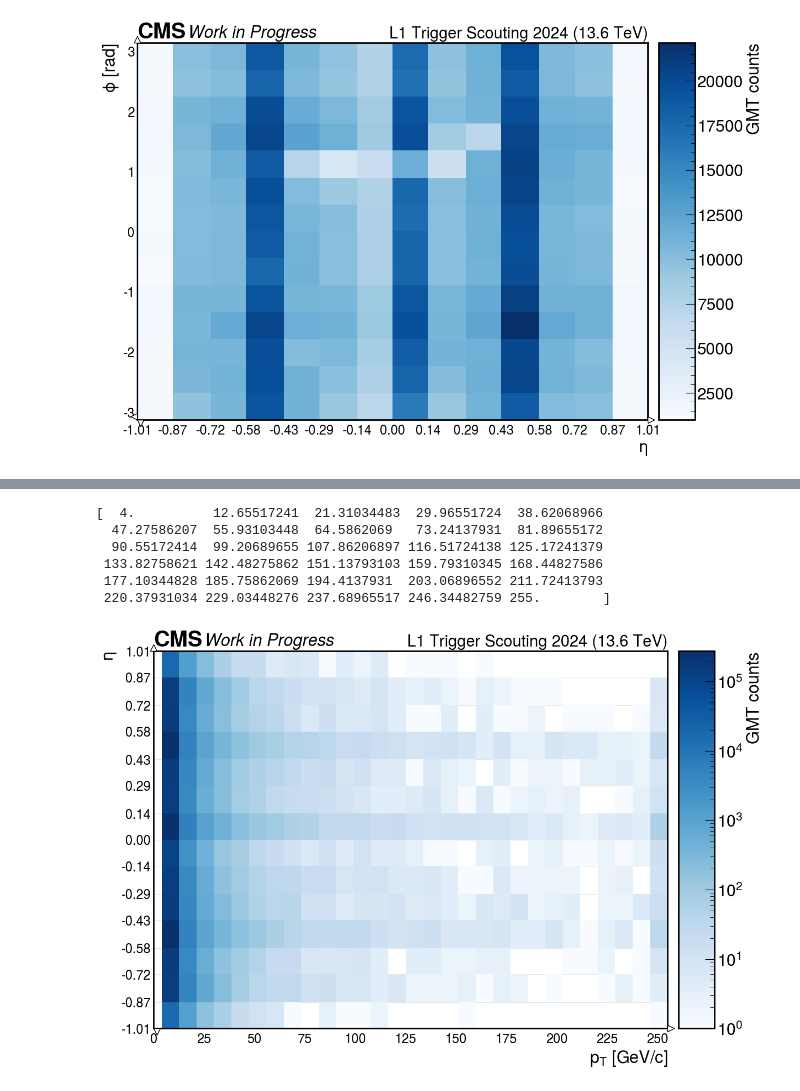
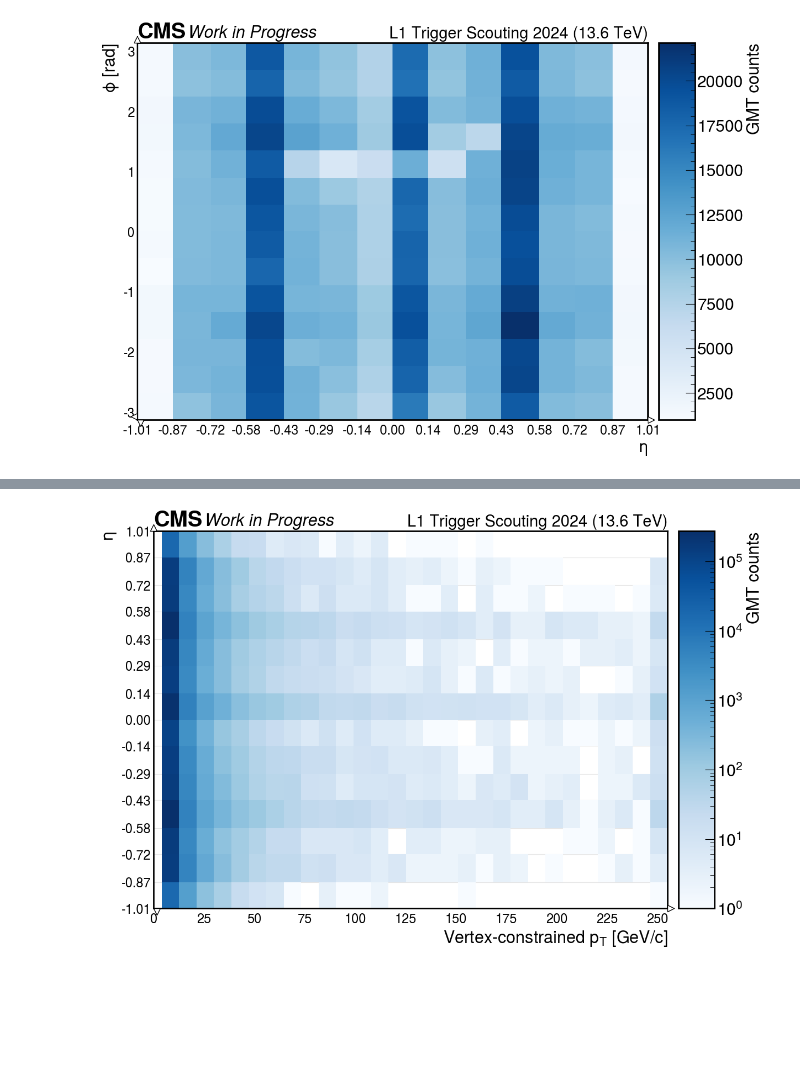
Before and after one commit to francescoreschio/Tesi-Triennale, a Jupyter notebook: Codice/GMT.ipynb, the cells around one changed output, grey strips where cells are left out. Cells and saved outputs as stored; diff of their text form; code cells hidden in the pictures; blank space fills up the shorter version.

```diff
--- a/Codice/GMT.ipynb
+++ b/Codice/GMT.ipynb
@@ -308,40 +309,32 @@ plt.savefig("../Immagini/ImmaginiPNG/BMTF_PtPtu.png")'''
 BinEta = 15
 BinPt = 30
 
 EtaRange, EtaIndicies = Bins(ak.min(GmtEta), ak.max(GmtEta), BinEta, GmtEta)
 PtRange, PtIndicies = Bins(ak.min(GmtPt), ak.max(GmtPt), BinPt, GmtPt)
-
-print(PtRange)
 
 hist2d = hist.Hist(
     hist.axis.Variable(np.round(PtRange, 2), name='Pt', label='Pt number'),
     hist.axis.Variable(np.round(EtaRange, 2), name='Eta', label='Eta number'),
 )
 hist2d.fill(Pt=GmtPt, Eta=GmtEta)
 
 fig, ax = plt.subplots(figsize=(12, 8), constrained_layout=True)
 set_label_font(ax, FONTSIZE)
 set_tick_font(ax, FONTSIZE-2)
 draw_grid(ax, axis="y")
 draw_cms_label(ax, fontsize=FONTSIZE, label="Work in Progress", rlabel="L1 Trigger Scouting 2024 (13.6 TeV)")
 
 from matplotlib.colors import LogNorm
 
 hep.hist2dplot(hist2d, cbar=True, cmap='Blues', ax=ax, norm = LogNorm())
 
 cbar = ax.collections[0].colorbar
 cbar.set_label('GMT counts', fontsize=FONTSIZE)
 
-ax.set_xlabel(r'$p_T$ [GeV/c]')
+ax.set_xlabel(r'Vertex-constrained $p_T$ [GeV/c]')
 ax.set_ylabel(r'$\eta$')
 ax.set_xticks(np.arange(0, 275, 25))
 
 ax.tick_params(axis='both', which='both', length=0, labelsize = FONTSIZE - 5)
 # %% [output]
-[  4.          12.65517241  21.31034483  29.96551724  38.62068966
-  47.27586207  55.93103448  64.5862069   73.24137931  81.89655172
-  90.55172414  99.20689655 107.86206897 116.51724138 125.17241379
- 133.82758621 142.48275862 151.13793103 159.79310345 168.44827586
- 177.10344828 185.75862069 194.4137931  203.06896552 211.72413793
- 220.37931034 229.03448276 237.68965517 246.34482759 255.        ]
-[figure, old version]
+[figure, new version]
```
Also changed, not shown: parts of 2 cells of this notebook, 11 other files.
